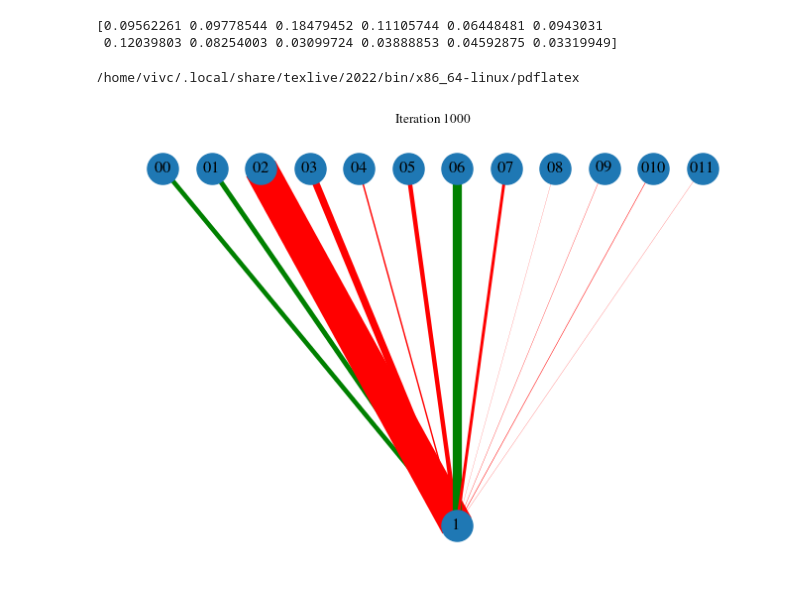
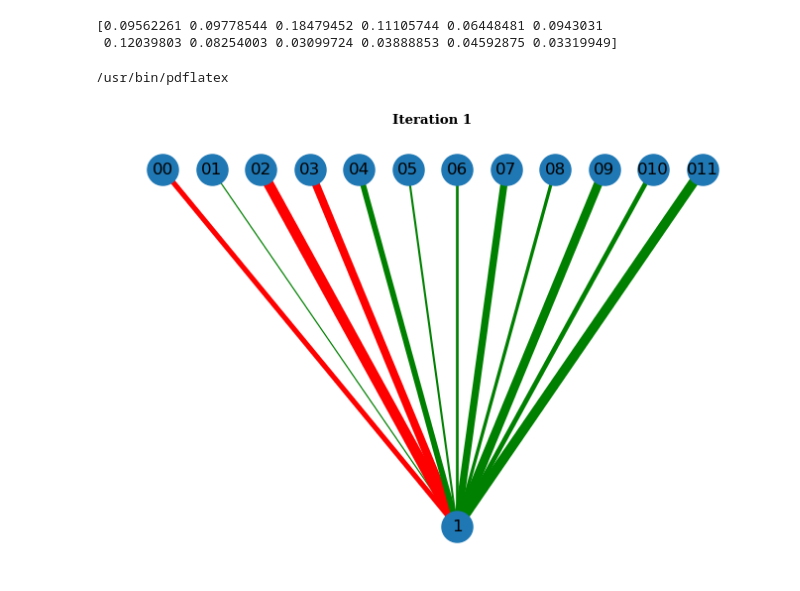
Before and after one commit to facebookresearch/pal, a Jupyter notebook: pruning/factorization.ipynb, the cells around one changed output. Drawn from its saved outputs; the diff is of its cells as text; code cells hidden in the pictures.

```diff
--- a/pruning/factorization.ipynb
+++ b/pruning/factorization.ipynb
@@ -104,12 +104,14 @@ class Model(nn.Module):
 emb_dim = 32
 
 X = torch.from_numpy(data.astype(int))
-model = Model(emb_dim, vocab_size)
+model = Model(emb_dim, vocab_size=4)
 # %% [markdown]
 Training
 
 TODO - cut the data into batches for each epochs
 # %%
+from tqdm import tqdm
+
 DEVICE = torch.device('cuda:0')
 
 niter = 10_000
@@ -130,7 +132,7 @@ Y_test = torch.from_numpy(test_targets).to(dtype=torch.long, device=DEVICE)
 for name in names:
     print(name, flush=True)
 
-    model = Model(emb_dim, vocab_size)
+    # model = Model(emb_dim, vocab_size=4)
     model.to(device=DEVICE)
     if name[:3] == 'SGD':
         lr = 1e-1
@@ -144,12 +146,13 @@ for name in names:
     test_accs = torch.zeros(niter)
     attns = torch.zeros((niter, test_bsz, length))
 
-    for i in range(niter):
+    for i in tqdm(range(niter)):
         optimizer.zero_grad()
 
         # compute loss
         score = model(X, verbose=False)
-        loss = F.cross_entropy(score.view((-1, vocab_size)), Y.view(-1))
+        # loss = F.cross_entropy(score.view((-1, vocab_size)), Y.view(-1))
+        loss = F.cross_entropy(score.view((-1, 4)), Y.view(-1))
 
         loss.backward()
         optimizer.step()
@@ -171,3 +174,11 @@ for name in names:
     torch.save(model.state_dict(), save_dir / f'{name}.pt')
 # %% [output]
 Adam
+# %%
+import pickle
+with open(save_dir / 'losses.pkl', 'wb') as f:
+    pickle.dump(all_losses, f)
+with open(save_dir / 'accs.pkl', 'wb') as f:
+    pickle.dump(all_accs, f)
+with open(save_dir / 'attns.npy', 'wb') as f:
+    np.save(f, all_attns['Adam'])
@@ -187,4 +227,4 @@ import numpy as np
 
 from visualization.graph import build_1L_graph
 save_dir = Path('.').resolve() / 'results'
-attns = np.load(save_dir / 'attns.npy')
+attns = np.load(save_dir / 'attns.npy', allow_pickle=True)
@@ -205,9 +334,11 @@ plt.rc("font", family="serif", size=8)
 
 WIDTH = 8.5  # inches (from ICML style file)
 HEIGHT = 8.5 / 1.5  # golden ratio
+sample = 1
 
 rc("font", family="serif", size=8)
 usetex = not subprocess.run(["which", "pdflatex"]).returncode
+usetex = False
 rc("text", usetex=usetex)
 if usetex:
     rc("text.latex", preamble=r"\usepackage{times}")
@@ -223,34 +354,35 @@ def update(frame):
     global weights
 
     # update variables
     ax.clear()
     old_weights = weights
-    weights = attns[10 * frame].mean(axis=0)
+    # weights = attns[10 * frame].mean(axis=0)
+    weights = attns[10 * frame, sample]
     T = 0.01
     weights = np.exp(weights / T)
     weights /= np.sum(weights)
 
     # color edges according to updates
     diff = weights - old_weights
     colors = ["green" if d > 0 else "red" for d in diff]
 
     # draw the updated graph
     nx.draw(
         G,
         pos,
         width=magnifier * weights,
         with_labels=True,
         edge_color=colors,
         node_size=500,
         ax=ax,
     )
     ax.set_title(f"Iteration {frame+1}", fontweight="bold")
 
 
 ani_length = 1_000
 ani = animation.FuncAnimation(fig, update, frames=ani_length, repeat=False)
 # ani.save("test.gif", writer="imagemagick", fps=5)
-ani.save("test.mp4", writer="ffmpeg", fps=10)
+ani.save(f"test_{sample}.mp4", writer="ffmpeg", fps=10)
 # %% [output]
-/home/vivc/.local/share/texlive/2022/bin/x86_64-linux/pdflatex
+/usr/bin/pdflatex
-[figure, old version]
+[figure, new version]
```
Also changed, not shown: parts of 17 cells of this notebook.
